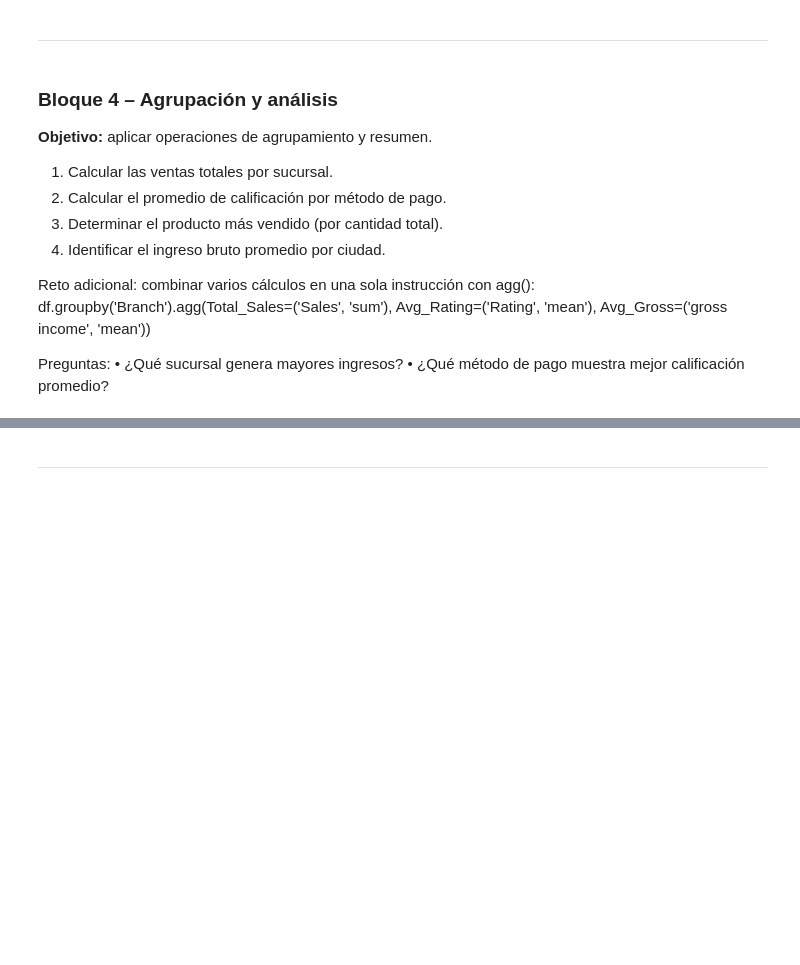
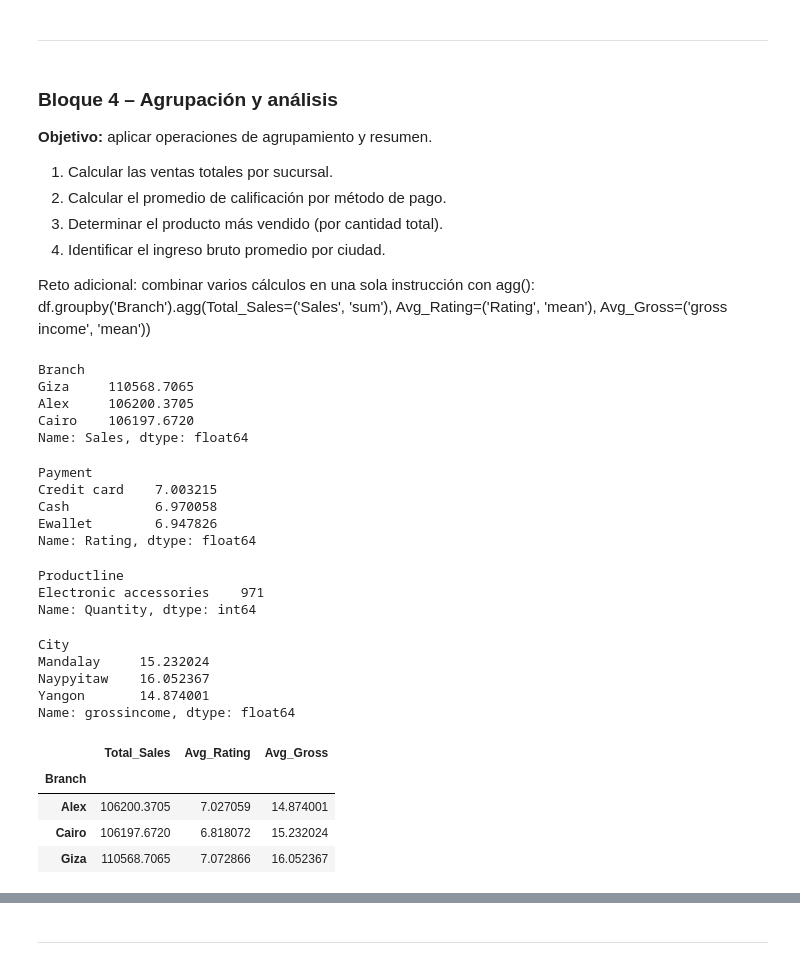
Before and after one commit to skev24/Python-para-el-Ana-lisis-de-Datos, a Jupyter notebook: Practices/Practica_Tema1.ipynb, the cells around one changed output, grey strips where cells are left out. Saved outputs shown, nothing was run; the diff lists cells and outputs as text; code cells hidden in the pictures; blank space fills up the shorter version.

```diff
--- a/Practices/Practica_Tema1.ipynb
+++ b/Practices/Practica_Tema1.ipynb
@@ -267,7 +267,56 @@ df_SuperMarketAnalysis_csv.sort_values(by='Branch', ascending=False)
 
 Reto adicional: combinar varios cálculos en una sola instrucción con agg():
 df.groupby('Branch').agg(Total_Sales=('Sales', 'sum'), Avg_Rating=('Rating', 'mean'), Avg_Gross=('gross income', 'mean'))
-
-Preguntas:
-• ¿Qué sucursal genera mayores ingresos?
-• ¿Qué método de pago muestra mejor calificación promedio?
+# %%
+# Punto 1: Calcular las ventas totales por sucursal
+
+ventas_totales_branch = df_SuperMarketAnalysis_csv.groupby('Branch')["Sales"].sum().sort_values(ascending = False)
+ventas_totales_branch
+# %% [output]
+Branch
+Giza     110568.7065
+Alex     106200.3705
+Cairo    106197.6720
+Name: Sales, dtype: float64
+# %%
+# Punto 2: Calcular el promedio de calificación por método de pago
+
+promedio_calificacion_metodoPago = df_SuperMarketAnalysis_csv.groupby('Payment')['Rating'].mean().sort_values(ascending = False)
+promedio_calificacion_metodoPago
+# %% [output]
+Payment
+Credit card    7.003215
+Cash           6.970058
+Ewallet        6.947826
+Name: Rating, dtype: float64
+# %%
+# Punto 3: Determinar el producto más vendido (por cantidad total)
+
+producto_mas_vendido = df_SuperMarketAnalysis_csv.groupby('Productline')['Quantity'].sum().sort_values(ascending=False)
+producto_mas_vendido.head(1)
+# %% [output]
+Productline
+Electronic accessories    971
+Name: Quantity, dtype: int64
+# %%
+# Punto 4: Ingreso bruto promedio por ciudad
+
+promedio_ingresoBruto_ciudad = df_SuperMarketAnalysis_csv.groupby('City')['grossincome'].mean()
+promedio_ingresoBruto_ciudad
+# %% [output]
+City
+Mandalay     15.232024
+Naypyitaw    16.052367
+Yangon       14.874001
+Name: grossincome, dtype: float64
+# %%
+# Reto adicional: combinar varios cálculos en una sola instrucción con agg()
+
+branch_totalSales_avgRating_avgGross = df_SuperMarketAnalysis_csv.groupby('Branch').agg(Total_Sales=('Sales', 'sum'), Avg_Rating=('Rating', 'mean'), Avg_Gross=('grossincome', 'mean'))
+branch_totalSales_avgRating_avgGross
+# %% [output]
+|  | Total_Sales | Avg_Rating | Avg_Gross |
+| Branch |  |  |  |
+| Alex | 106200.3705 | 7.027059 | 14.874001 |
+| Cairo | 106197.6720 | 6.818072 | 15.232024 |
+| Giza | 110568.7065 | 7.072866 | 16.052367 |
```
Also changed, not shown: parts of 1 cell of this notebook.
